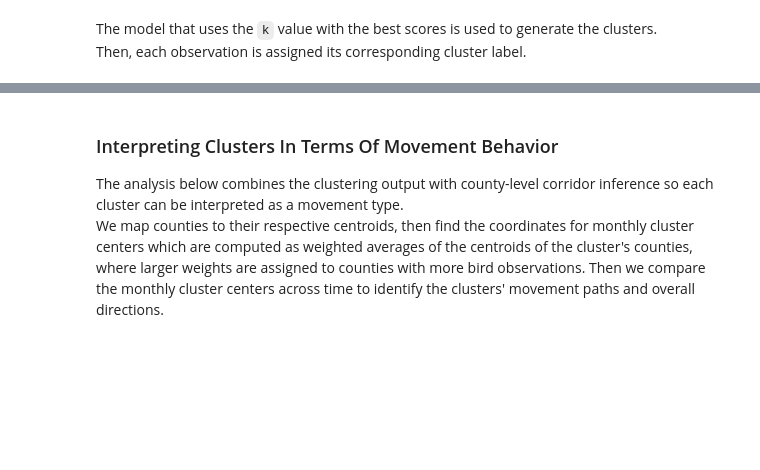
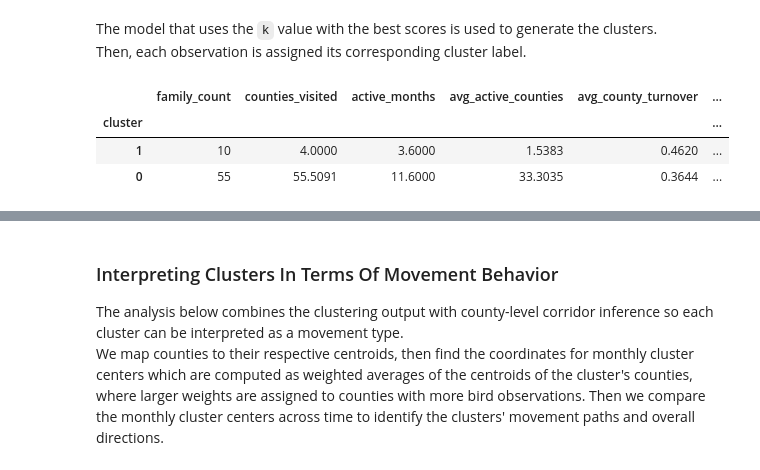
Before and after one commit to Kaxlow/where-the-birds-sing, a Jupyter notebook: src/clustering-analysis.ipynb, the cells around one changed output, grey strips where cells are left out. Saved outputs shown, nothing was run; the diff lists cells and outputs as text; code cells hidden in the pictures; blank space fills up the shorter version.

Commit message:
Documentation edit to clustering-analysis.ipynb

```diff
--- a/src/clustering-analysis.ipynb
+++ b/src/clustering-analysis.ipynb
@@ -448,3 +448,10 @@ cluster_example_families = (
     .apply(lambda s: list(s.head(5)))
     .to_dict()
 )
+# %%
+flight_cluster_summary.head()
+# %% [output]
+|  | family_count | counties_visited | active_months | avg_active_counties | avg_county_turnover | ... |
+| cluster |  |  |  |  |  | ... |
+| 1 | 10 | 4.0000 | 3.6000 | 1.5383 | 0.4620 | ... |
+| 0 | 55 | 55.5091 | 11.6000 | 33.3035 | 0.3644 | ... |
```
Also changed, not shown: parts of 2 cells of this notebook.
